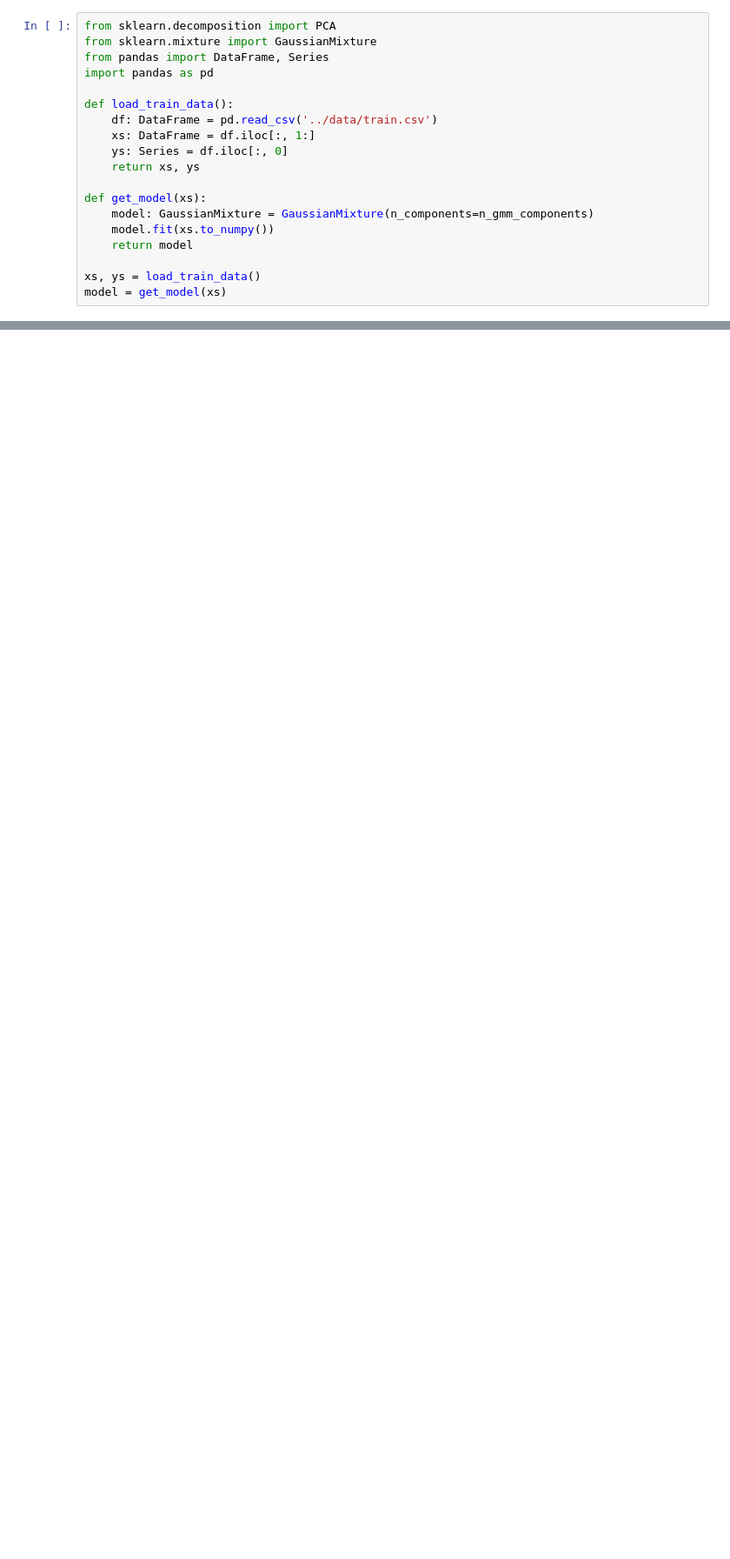
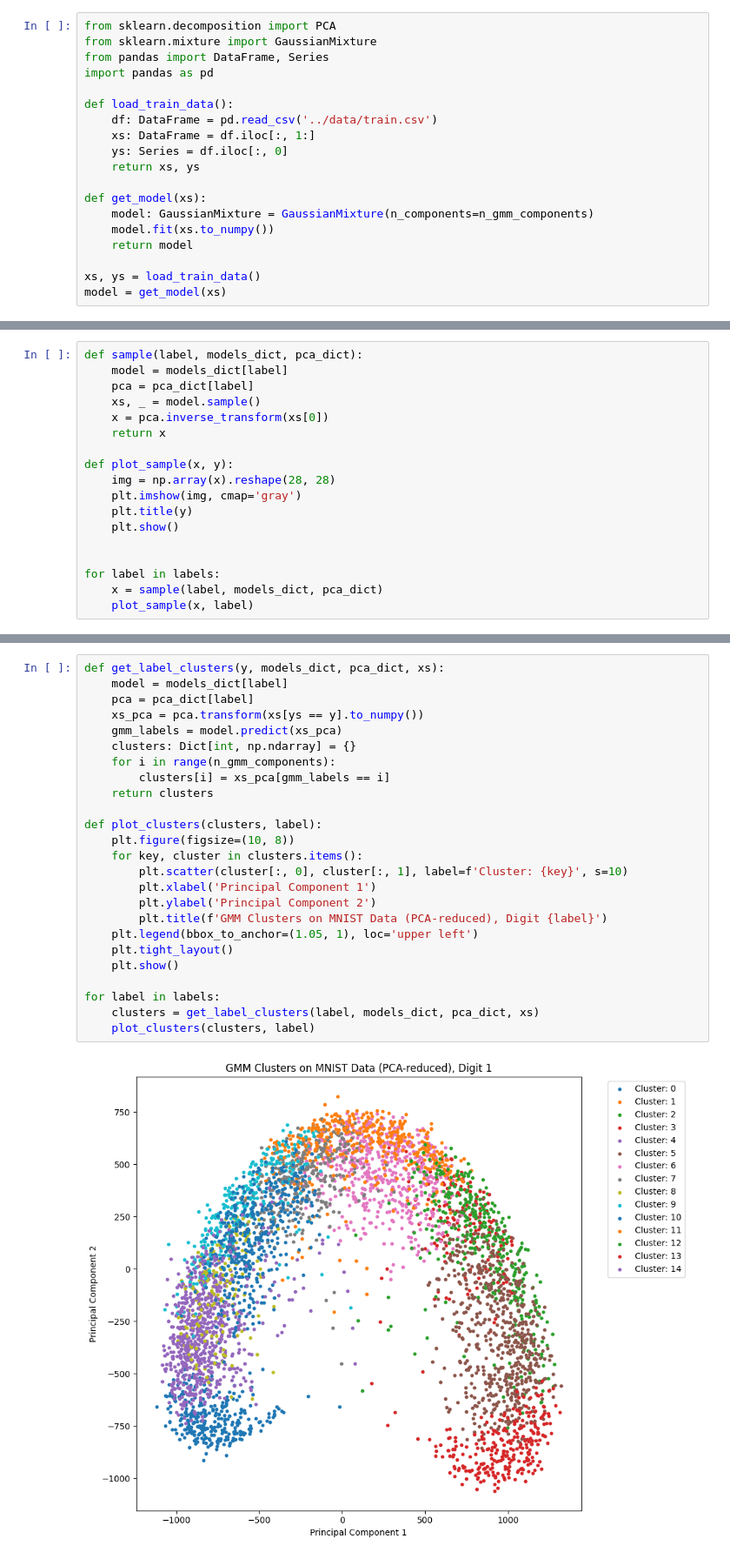
Before and after one commit to MiroslavPakanec/MNIST-generator-with-GMMs, a Jupyter notebook: service/notebooks/clustering_evaluation.ipynb, the cells around one changed output, grey strips where cells are left out. Shown at 87% size. Cells and saved outputs as stored; diff of their text form; blank space fills up the shorter version.

```diff
--- a/service/notebooks/clustering_evaluation.ipynb
+++ b/service/notebooks/clustering_evaluation.ipynb
@@ -133,0 +252,18 @@ y = predict(x)
+# %%
+def sample(label, models_dict, pca_dict):
+    model = models_dict[label]
+    pca = pca_dict[label]
+    xs, _ = model.sample()
+    x = pca.inverse_transform(xs[0])
+    return x
+
+def plot_sample(x, y):
+    img = np.array(x).reshape(28, 28)
+    plt.imshow(img, cmap='gray')
+    plt.title(y)
+    plt.show()
+
+
+for label in labels:
+    x = sample(label, models_dict, pca_dict)
+    plot_sample(x, label)
@@ -133,0 +272,27 @@ y = predict(x)
+# %%
+def get_label_clusters(y, models_dict, pca_dict, xs):
+    model = models_dict[label]
+    pca = pca_dict[label]
+    xs_pca = pca.transform(xs[ys == y].to_numpy())
+    gmm_labels = model.predict(xs_pca)
+    clusters: Dict[int, np.ndarray] = {}
+    for i in range(n_gmm_components):
+        clusters[i] = xs_pca[gmm_labels == i]
+    return clusters
+
+def plot_clusters(clusters, label):
+    plt.figure(figsize=(10, 8))
+    for key, cluster in clusters.items():
+        plt.scatter(cluster[:, 0], cluster[:, 1], label=f'Cluster: {key}', s=10)
+        plt.xlabel('Principal Component 1')
+        plt.ylabel('Principal Component 2')
+        plt.title(f'GMM Clusters on MNIST Data (PCA-reduced), Digit {label}')
+    plt.legend(bbox_to_anchor=(1.05, 1), loc='upper left')
+    plt.tight_layout()
+    plt.show()
+
+for label in labels:
+    clusters = get_label_clusters(label, models_dict, pca_dict, xs)
+    plot_clusters(clusters, label)
+# %% [output]
+[figure, added]
```
Also changed, not shown: parts of 21 cells of this notebook, 14 other files.
